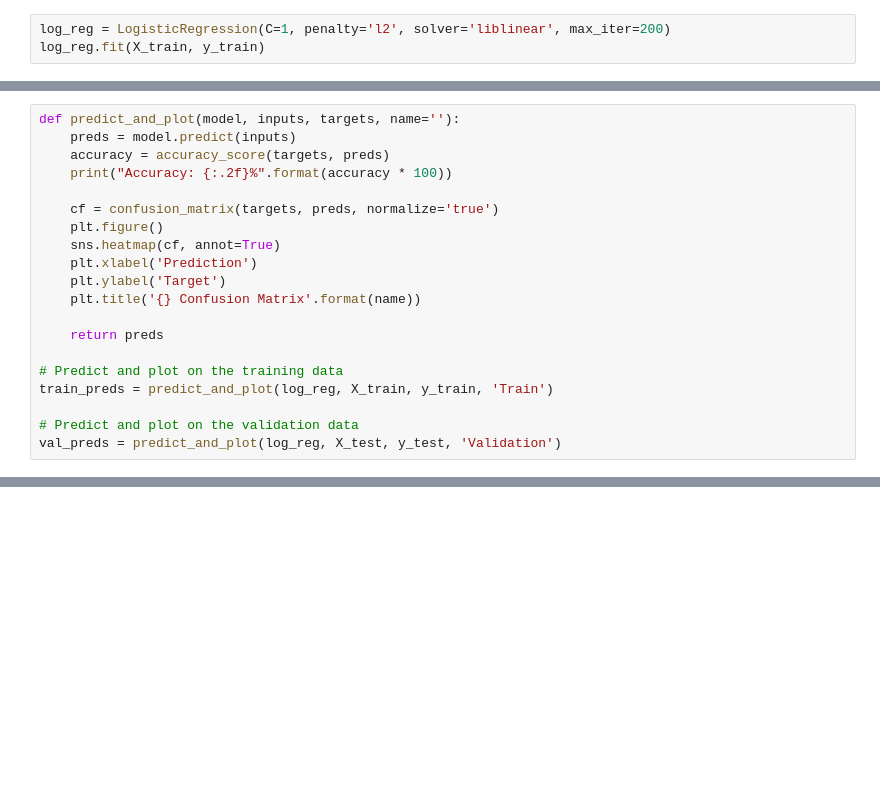
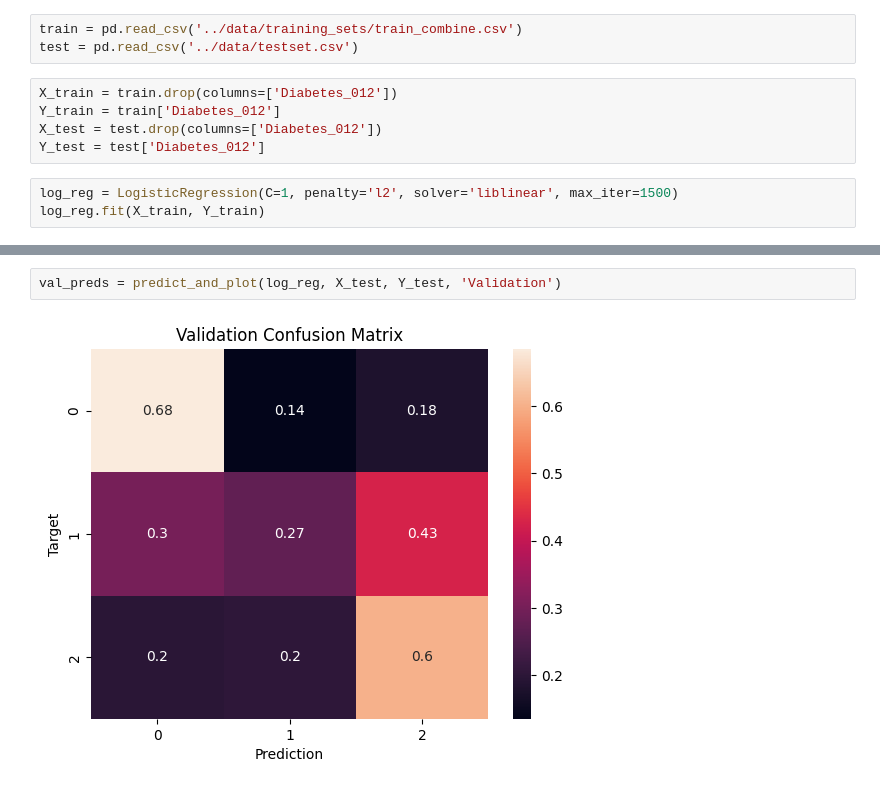
Before and after one commit to NgokNgo/Diabetes-Prediction, a Jupyter notebook: python_code/ModelBuilding.ipynb, the cells around one changed output, grey strips where cells are left out. Drawn from its saved outputs; the diff is of its cells as text; blank space fills up the shorter version.

```diff
--- a/python_code/ModelBuilding.ipynb
+++ b/python_code/ModelBuilding.ipynb
@@ -22,4 +22,12 @@ X_train, X_test, y_train, y_test = train_test_split(X,y, test_size = 0.20)
+# %%
+train = pd.read_csv('../data/training_sets/train_combine.csv')
+test = pd.read_csv('../data/testset.csv')
+# %%
+X_train = train.drop(columns=['Diabetes_012'])
+Y_train = train['Diabetes_012']
+X_test = test.drop(columns=['Diabetes_012'])
+Y_test = test['Diabetes_012']
 # %%
-log_reg = LogisticRegression(C=1, penalty='l2', solver='liblinear', max_iter=200)
-log_reg.fit(X_train, y_train)
+log_reg = LogisticRegression(C=1, penalty='l2', solver='liblinear', max_iter=1500)
+log_reg.fit(X_train, Y_train)
 # %% [output]
@@ -27,20 +34,0 @@ LogisticRegression(C=1, max_iter=200, solver='liblinear')
-# %%
-def predict_and_plot(model, inputs, targets, name=''):
-    preds = model.predict(inputs)
-    accuracy = accuracy_score(targets, preds)
-    print("Accuracy: {:.2f}%".format(accuracy * 100))
-
-    cf = confusion_matrix(targets, preds, normalize='true')
-    plt.figure()
-    sns.heatmap(cf, annot=True)
-    plt.xlabel('Prediction')
-    plt.ylabel('Target')
-    plt.title('{} Confusion Matrix'.format(name))
-
-    return preds
-
-# Predict and plot on the training data
-train_preds = predict_and_plot(log_reg, X_train, y_train, 'Train')
-
-# Predict and plot on the validation data
-val_preds = predict_and_plot(log_reg, X_test, y_test, 'Validation')
@@ -51,0 +35,4 @@ Accuracy: 52.54%
+# %%
+val_preds = predict_and_plot(log_reg, X_test, Y_test, 'Validation')
+# %% [output]
+[figure, added]
```
Also changed, not shown: parts of 15 cells of this notebook, 7 other files.
